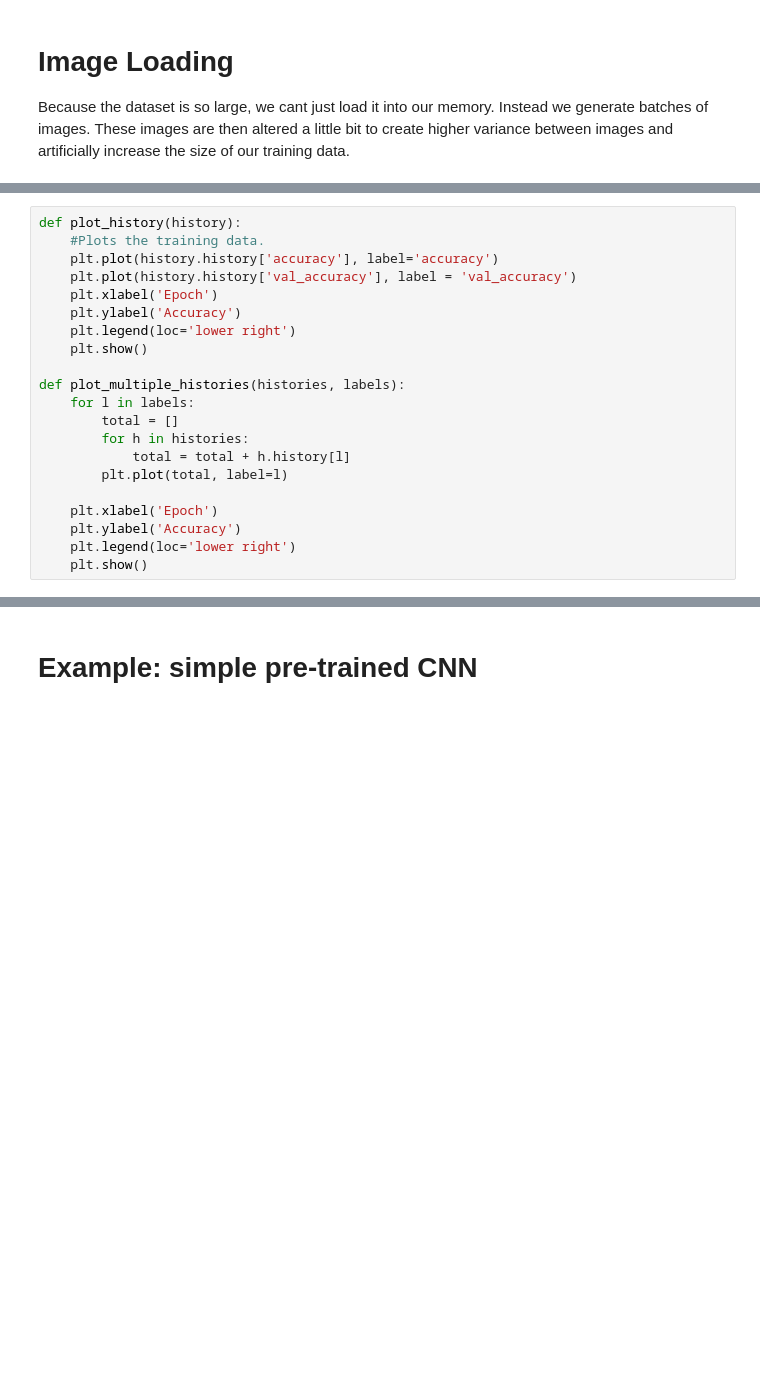
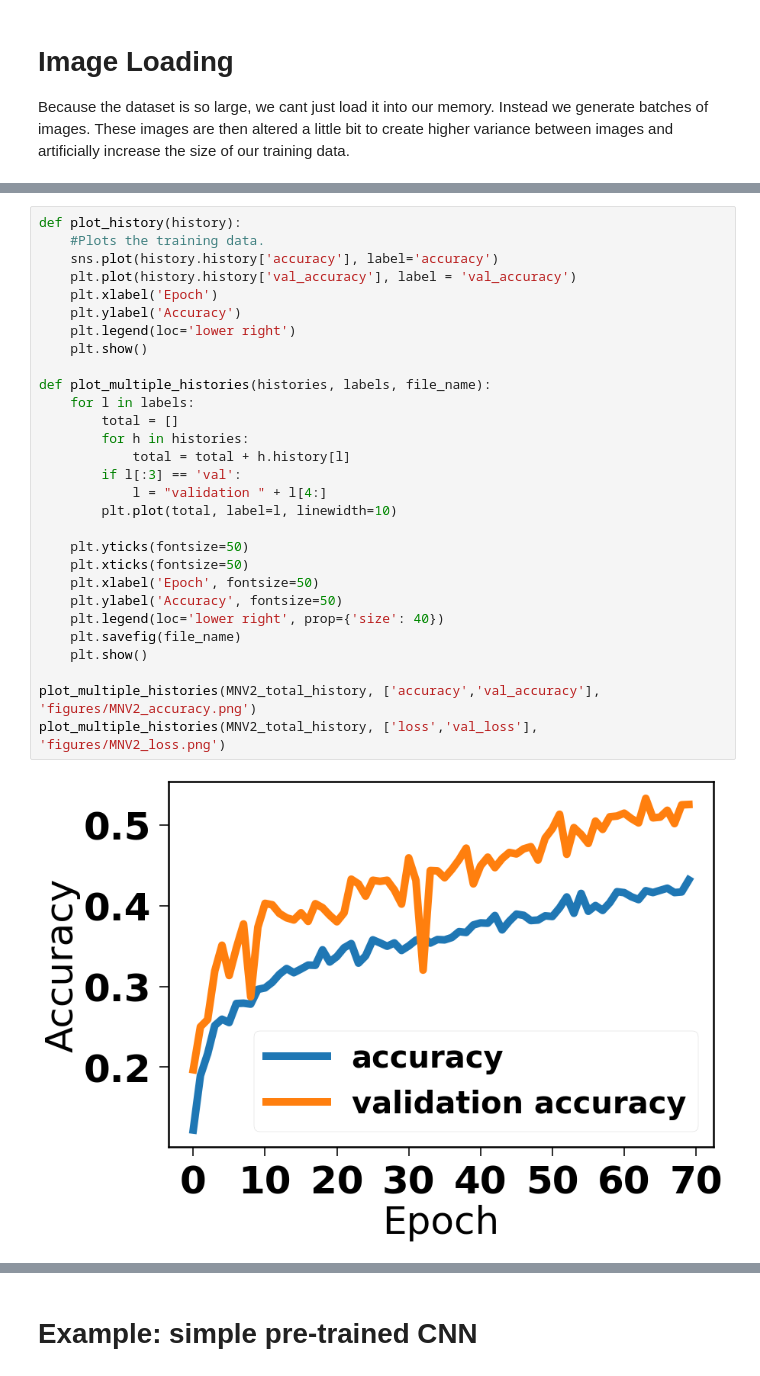
Before and after one commit to Basvdbrink1998/AML_Project_code, a Jupyter notebook: Example.ipynb, the cells around one changed output, grey strips where cells are left out. Cells and saved outputs as stored; diff of their text form; blank space fills up the shorter version.

```diff
--- a/Example.ipynb
+++ b/Example.ipynb
@@ -209,21 +218,31 @@ def train_model(model, steps_per_epoch=150, epochs=3, validation_steps=20, worke
 # %%
 def plot_history(history):
     #Plots the training data.
-    plt.plot(history.history['accuracy'], label='accuracy')
+    sns.plot(history.history['accuracy'], label='accuracy')
     plt.plot(history.history['val_accuracy'], label = 'val_accuracy')
     plt.xlabel('Epoch')
     plt.ylabel('Accuracy')
     plt.legend(loc='lower right')
     plt.show()
 
-def plot_multiple_histories(histories, labels):
+def plot_multiple_histories(histories, labels, file_name):
     for l in labels:
         total = []
         for h in histories:
             total = total + h.history[l]
-        plt.plot(total, label=l)
+        if l[:3] == 'val':
+            l = "validation " + l[4:]
+        plt.plot(total, label=l, linewidth=10)
 
-    plt.xlabel('Epoch')
-    plt.ylabel('Accuracy')
-    plt.legend(loc='lower right')
+    plt.yticks(fontsize=50)
+    plt.xticks(fontsize=50)
+    plt.xlabel('Epoch', fontsize=50)
+    plt.ylabel('Accuracy', fontsize=50)
+    plt.legend(loc='lower right', prop={'size': 40})
+    plt.savefig(file_name)
     plt.show()
+
+plot_multiple_histories(MNV2_total_history, ['accuracy','val_accuracy'], 'figures/MNV2_accuracy.png')
+plot_multiple_histories(MNV2_total_history, ['loss','val_loss'], 'figures/MNV2_loss.png')
+# %% [output]
+[figure, added]
```
Also changed, not shown: parts of 11 cells of this notebook.
